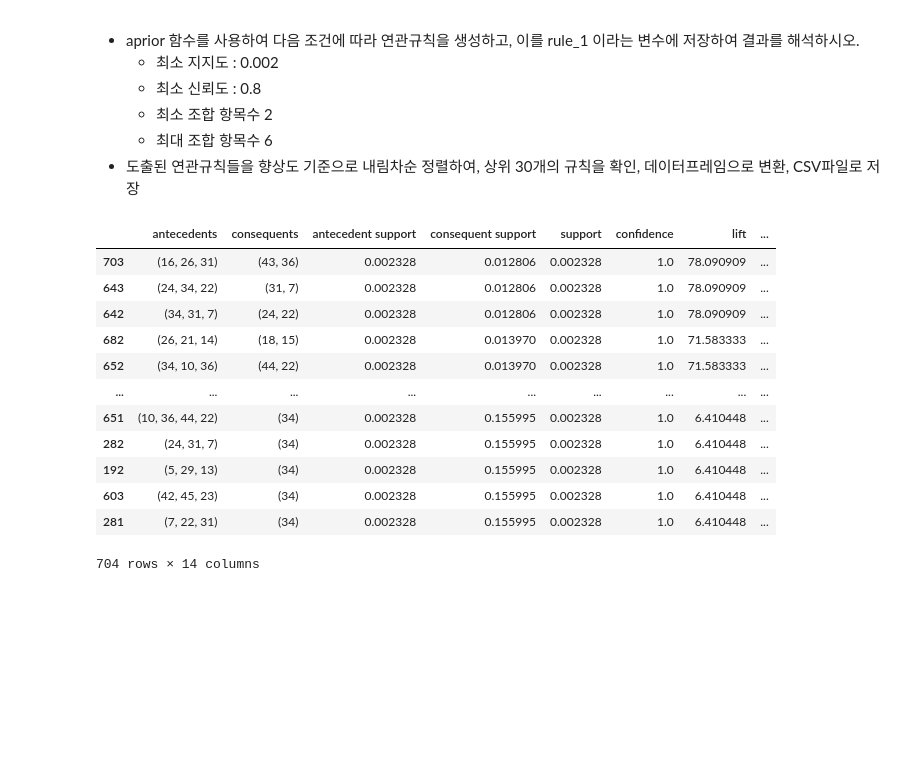
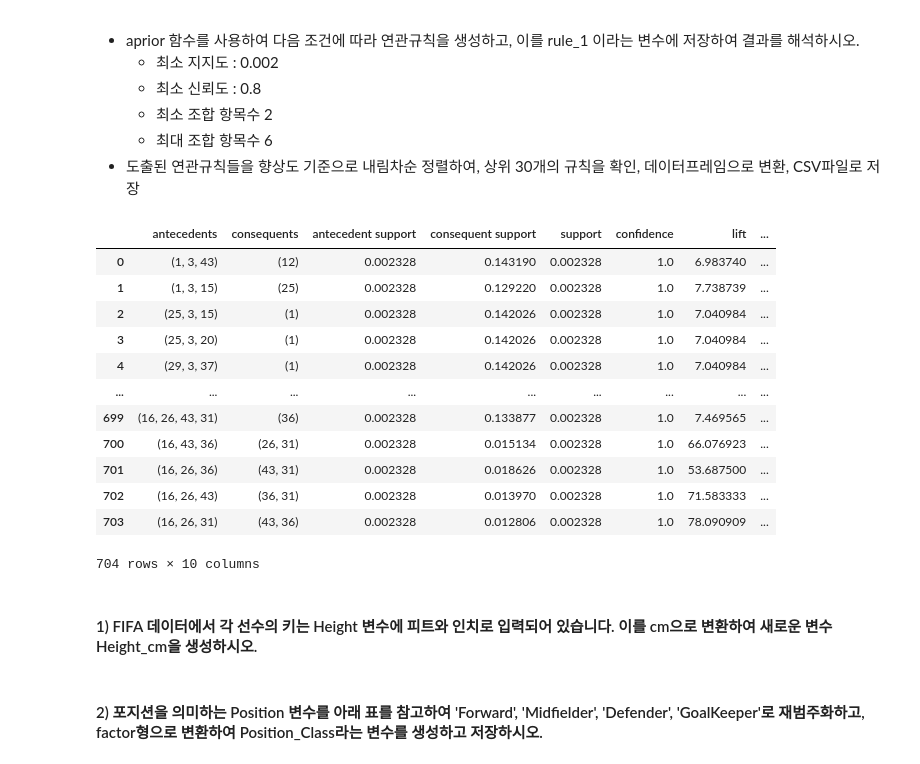
Before and after one commit to blueage98/adp_work, a Jupyter notebook: ADP-실기-R/모의고사 1회/모의고사1_연습.ipynb, the cells around one changed output. Drawn from its saved outputs; the diff is of its cells as text; code cells hidden in the pictures; blank space fills up the shorter version.

```diff
--- a/ADP-실기-R/모의고사 1회/모의고사1.ipynb
+++ b/ADP-실기-R/모의고사 1회/모의고사1_연습.ipynb
@@ -55,25 +55,34 @@ fset_sort.head(10).plot(kind='bar', x='itemsets', y='support')
     - 최대 조합 항목수 6
 - 도출된 연관규칙들을 향상도 기준으로 내림차순 정렬하여, 상위 30개의 규칙을 확인, 데이터프레임으로 변환, CSV파일로 저장
 # %%
-from mlxtend.frequent_patterns import association_rules
+from pandas import DataFrame
+from mlxtend.preprocessing import TransactionEncoder
+from mlxtend.frequent_patterns import apriori, association_rules
+
+# 트랜잭션 생성을 위해 로또번호만 추출한다.
+transactions = lotto.iloc[:,1:].values
+
+# 이항값으로 구성되는 트랜잭션 테이블을 생성한다.
+te = TransactionEncoder()
+te_ary = te.fit(transactions).transform(transactions)
+df = pd.DataFrame(te_ary, columns=te.columns_)
 
 # 빈발집합을 생성한다.
-fset = apriori(df, min_support=0.002, max_len=6, use_colnames=True, verbose=0)
+fset = apriori(df, min_support=0.002, use_colnames=True, verbose=0)
 
-rule_1 = association_rules(fset, num_itemsets=1, metric='confidence', min_threshold=0.8).sort_values(by='lift', ascending=False)
-rule_1 = rule_1[rule_1.confidence > 0.8]
-rule_1
+asso_rules = association_rules(fset, metric='confidence', min_threshold=0.8)
+asso_rules
 # %% [output]
 |  | antecedents | consequents | antecedent support | consequent support | support | confidence | lift | ... |
+| 0 | (1, 3, 43) | (12) | 0.002328 | 0.143190 | 0.002328 | 1.0 | 6.983740 | ... |
+| 1 | (1, 3, 15) | (25) | 0.002328 | 0.129220 | 0.002328 | 1.0 | 7.738739 | ... |
+| 2 | (25, 3, 15) | (1) | 0.002328 | 0.142026 | 0.002328 | 1.0 | 7.040984 | ... |
+| 3 | (25, 3, 20) | (1) | 0.002328 | 0.142026 | 0.002328 | 1.0 | 7.040984 | ... |
+| 4 | (29, 3, 37) | (1) | 0.002328 | 0.142026 | 0.002328 | 1.0 | 7.040984 | ... |
+| ... | ... | ... | ... | ... | ... | ... | ... | ... |
+| 699 | (16, 26, 43, 31) | (36) | 0.002328 | 0.133877 | 0.002328 | 1.0 | 7.469565 | ... |
+| 700 | (16, 43, 36) | (26, 31) | 0.002328 | 0.015134 | 0.002328 | 1.0 | 66.076923 | ... |
+| 701 | (16, 26, 36) | (43, 31) | 0.002328 | 0.018626 | 0.002328 | 1.0 | 53.687500 | ... |
+| 702 | (16, 26, 43) | (36, 31) | 0.002328 | 0.013970 | 0.002328 | 1.0 | 71.583333 | ... |
 | 703 | (16, 26, 31) | (43, 36) | 0.002328 | 0.012806 | 0.002328 | 1.0 | 78.090909 | ... |
-| 643 | (24, 34, 22) | (31, 7) | 0.002328 | 0.012806 | 0.002328 | 1.0 | 78.090909 | ... |
-| 642 | (34, 31, 7) | (24, 22) | 0.002328 | 0.012806 | 0.002328 | 1.0 | 78.090909 | ... |
-| 682 | (26, 21, 14) | (18, 15) | 0.002328 | 0.013970 | 0.002328 | 1.0 | 71.583333 | ... |
-| 652 | (34, 10, 36) | (44, 22) | 0.002328 | 0.013970 | 0.002328 | 1.0 | 71.583333 | ... |
-| ... | ... | ... | ... | ... | ... | ... | ... | ... |
-| 651 | (10, 36, 44, 22) | (34) | 0.002328 | 0.155995 | 0.002328 | 1.0 | 6.410448 | ... |
-| 282 | (24, 31, 7) | (34) | 0.002328 | 0.155995 | 0.002328 | 1.0 | 6.410448 | ... |
-| 192 | (5, 29, 13) | (34) | 0.002328 | 0.155995 | 0.002328 | 1.0 | 6.410448 | ... |
-| 603 | (42, 45, 23) | (34) | 0.002328 | 0.155995 | 0.002328 | 1.0 | 6.410448 | ... |
-| 281 | (7, 22, 31) | (34) | 0.002328 | 0.155995 | 0.002328 | 1.0 | 6.410448 | ... |
-704 rows × 14 columns
+704 rows × 10 columns
@@ -79,0 +92,4 @@ rule_1
+# %% [markdown]
+####   1)  FIFA 데이터에서 각 선수의 키는 Height 변수에 피트와 인치로 입력되어 있습니다. 이를 cm으로 변환하여 새로운 변수 Height_cm을 생성하시오.
+# %% [markdown]
+####   2)  포지션을 의미하는 Position 변수를 아래 표를 참고하여 'Forward', 'Midfielder', 'Defender', 'GoalKeeper'로 재범주화하고, factor형으로 변환하여 Position_Class라는 변수를 생성하고 저장하시오.
```
Also changed, not shown: parts of 1 cell of this notebook, 1 other file.
